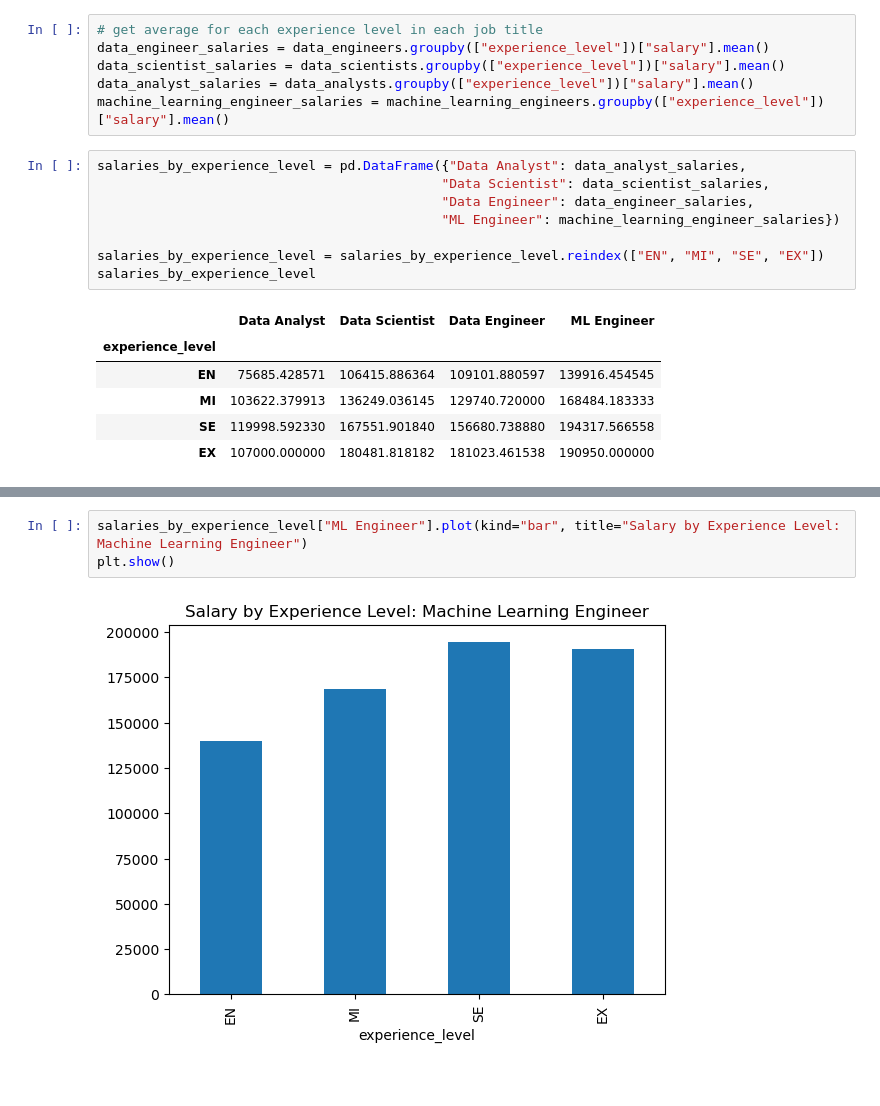
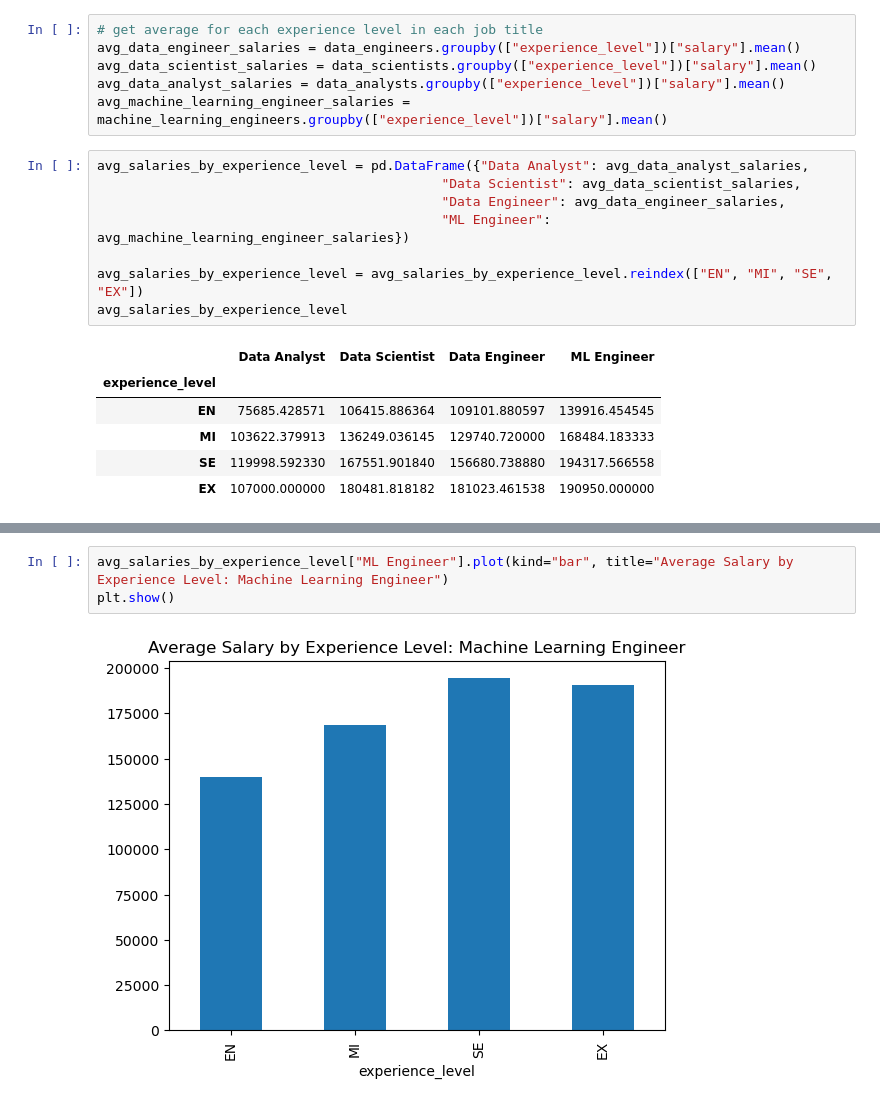
Before and after one commit to christian-a-smith/project-1, a Jupyter notebook: Experience Levels/experience_levels.ipynb, the cells around one changed output, grey strips where cells are left out. Saved outputs shown, nothing was run; the diff lists cells and outputs as text.

```diff
--- a/Experience Levels/experience_levels.ipynb
+++ b/Experience Levels/experience_levels.ipynb
@@ -96,17 +122,17 @@ machine_learning_engineers = machine_learning_engineers.loc[(machine_learning_en
 # %%
 # get average for each experience level in each job title
-data_engineer_salaries = data_engineers.groupby(["experience_level"])["salary"].mean()
-data_scientist_salaries = data_scientists.groupby(["experience_level"])["salary"].mean()
-data_analyst_salaries = data_analysts.groupby(["experience_level"])["salary"].mean()
-machine_learning_engineer_salaries = machine_learning_engineers.groupby(["experience_level"])["salary"].mean()
+avg_data_engineer_salaries = data_engineers.groupby(["experience_level"])["salary"].mean()
+avg_data_scientist_salaries = data_scientists.groupby(["experience_level"])["salary"].mean()
+avg_data_analyst_salaries = data_analysts.groupby(["experience_level"])["salary"].mean()
+avg_machine_learning_engineer_salaries = machine_learning_engineers.groupby(["experience_level"])["salary"].mean()
 # %%
-salaries_by_experience_level = pd.DataFrame({"Data Analyst": data_analyst_salaries,
-                                            "Data Scientist": data_scientist_salaries,
-                                            "Data Engineer": data_engineer_salaries,
-                                            "ML Engineer": machine_learning_engineer_salaries})
+avg_salaries_by_experience_level = pd.DataFrame({"Data Analyst": avg_data_analyst_salaries,
+                                            "Data Scientist": avg_data_scientist_salaries,
+                                            "Data Engineer": avg_data_engineer_salaries,
+                                            "ML Engineer": avg_machine_learning_engineer_salaries})
 
-salaries_by_experience_level = salaries_by_experience_level.reindex(["EN", "MI", "SE", "EX"])
-salaries_by_experience_level
+avg_salaries_by_experience_level = avg_salaries_by_experience_level.reindex(["EN", "MI", "SE", "EX"])
+avg_salaries_by_experience_level
 # %% [output]
 |  | Data Analyst | Data Scientist | Data Engineer | ML Engineer |
 | experience_level |  |  |  |  |
@@ -132,5 +168,5 @@ plt.show()
 # %%
-salaries_by_experience_level["ML Engineer"].plot(kind="bar", title="Salary by Experience Level: Machine Learning Engineer")
+avg_salaries_by_experience_level["ML Engineer"].plot(kind="bar", title="Average Salary by Experience Level: Machine Learning Engineer")
 plt.show()
 # %% [output]
-[figure, old version]
+[figure, new version]
```
Also changed, not shown: parts of 14 cells of this notebook.
